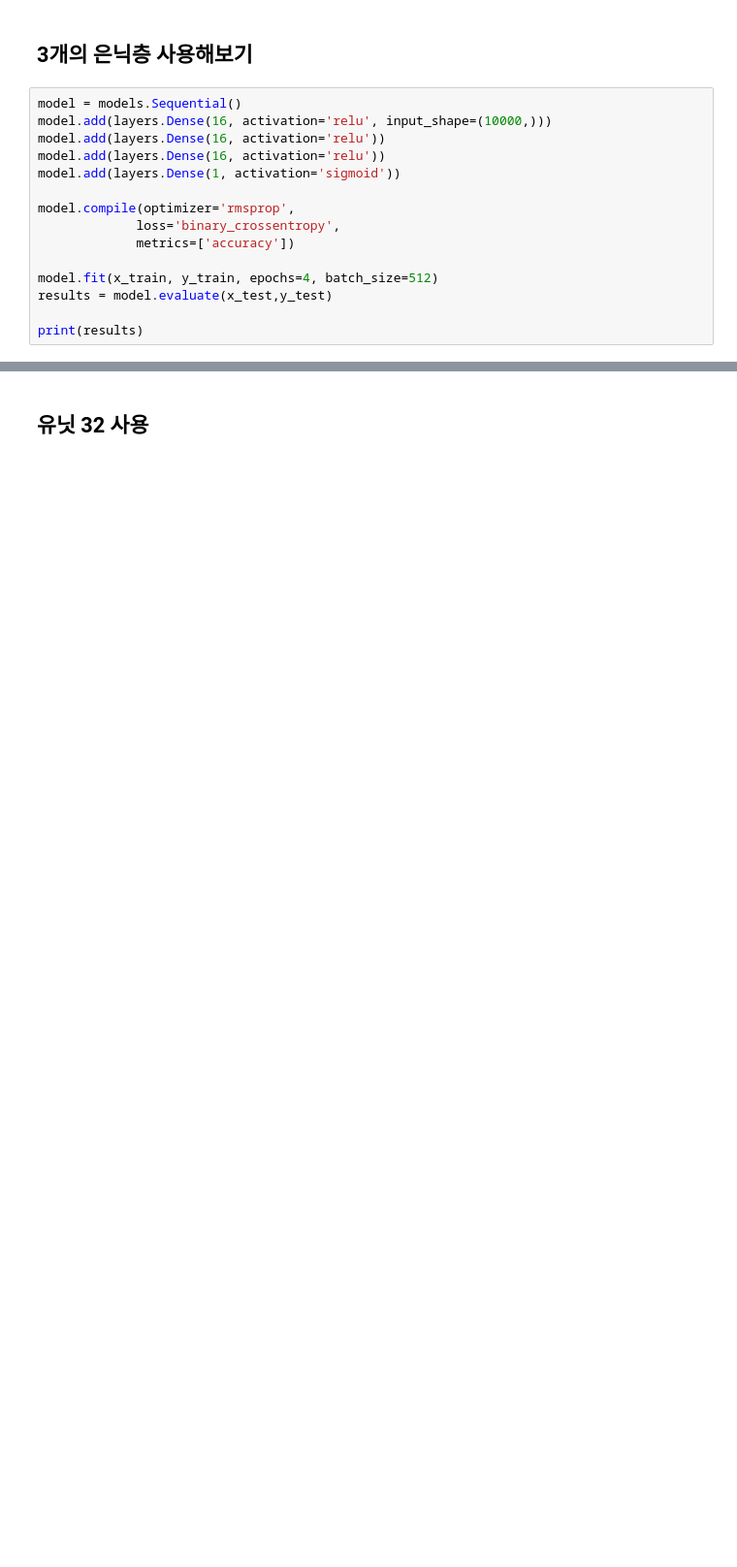
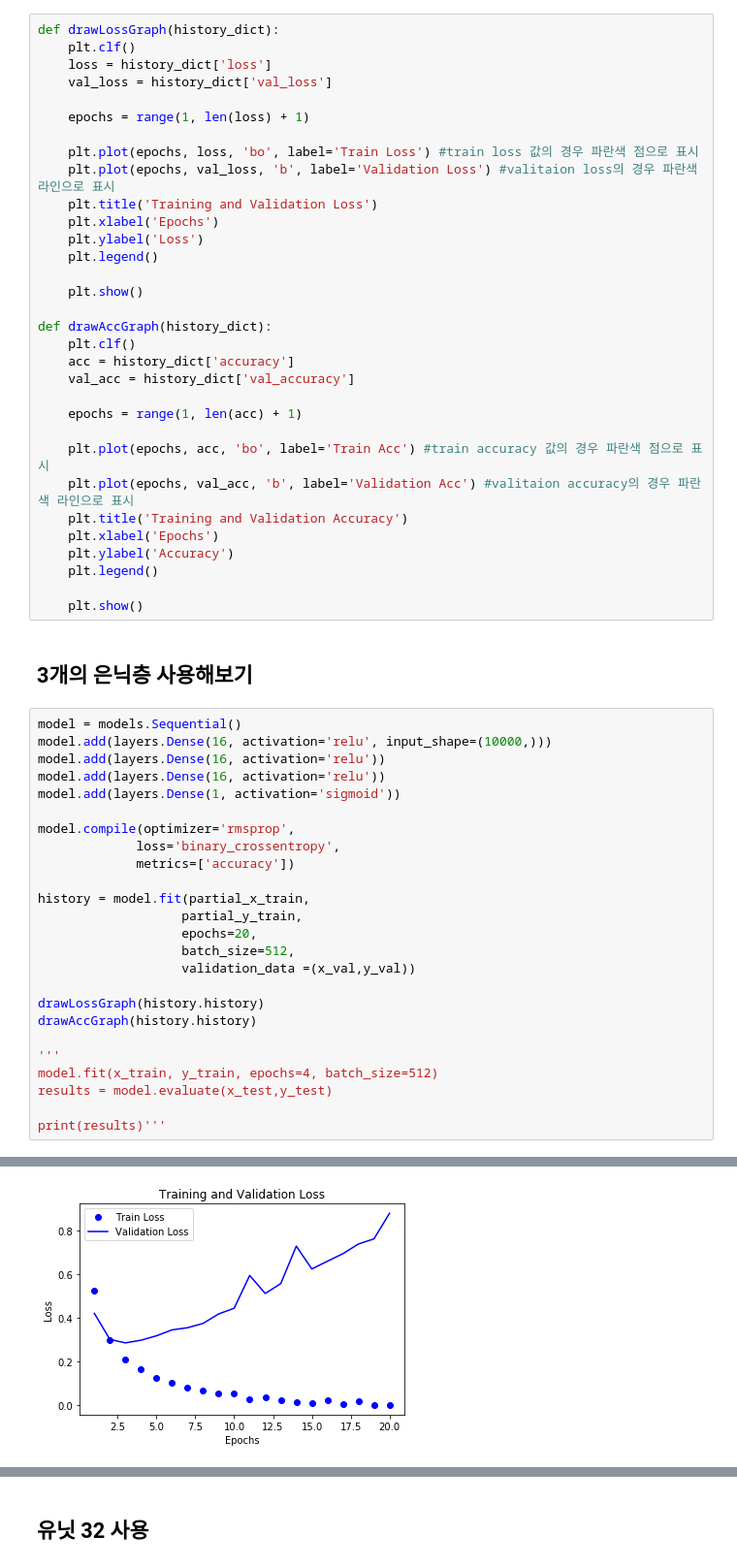
Before and after one commit to opp0615/keras_edu, a Jupyter notebook: 영화 리뷰 분류 (이진 분류 문제).ipynb, the cells around one changed output, grey strips where cells are left out. Shown: that part at 97% size. Saved outputs shown, nothing was run; the diff lists cells and outputs as text; blank space fills up the shorter version.

```diff
--- a/영화 리뷰 분류 (이진 분류 문제).ipynb
+++ b/영화 리뷰 분류 (이진 분류 문제).ipynb
@@ -212,3 +210,35 @@ def drawLossGraph(loss,val_loss):
+# %%
+def drawLossGraph(history_dict):
+    plt.clf()
+    loss = history_dict['loss']
+    val_loss = history_dict['val_loss']
+
+    epochs = range(1, len(loss) + 1)
+
+    plt.plot(epochs, loss, 'bo', label='Train Loss') #train loss 값의 경우 파란색 점으로 표시
+    plt.plot(epochs, val_loss, 'b', label='Validation Loss') #valitaion loss의 경우 파란색 라인으로 표시
+    plt.title('Training and Validation Loss')
+    plt.xlabel('Epochs')
+    plt.ylabel('Loss')
+    plt.legend()
+
+    plt.show()
+
+def drawAccGraph(history_dict):
+    plt.clf()
+    acc = history_dict['accuracy']
+    val_acc = history_dict['val_accuracy']
+
+    epochs = range(1, len(acc) + 1)
+
+    plt.plot(epochs, acc, 'bo', label='Train Acc') #train accuracy 값의 경우 파란색 점으로 표시
+    plt.plot(epochs, val_acc, 'b', label='Validation Acc') #valitaion accuracy의 경우 파란색 라인으로 표시
+    plt.title('Training and Validation Accuracy')
+    plt.xlabel('Epochs')
+    plt.ylabel('Accuracy')
+    plt.legend()
+
+    plt.show()
 # %% [markdown]
 ## 3개의 은닉층 사용해보기
 # %%
@@ -222,8 +252,18 @@ model.compile(optimizer='rmsprop',
              loss='binary_crossentropy',
              metrics=['accuracy'])
 
+history = model.fit(partial_x_train,
+                   partial_y_train,
+                   epochs=20,
+                   batch_size=512,
+                   validation_data =(x_val,y_val))
+
+drawLossGraph(history.history)
+drawAccGraph(history.history)
+
+'''
 model.fit(x_train, y_train, epochs=4, batch_size=512)
 results = model.evaluate(x_test,y_test)
 
-print(results)
+print(results)'''
 # %% [output]
@@ -239,0 +287 @@ Epoch 4/4
+[figure, added]
```
Also changed, not shown: parts of 8 cells of this notebook, 2 other files.
